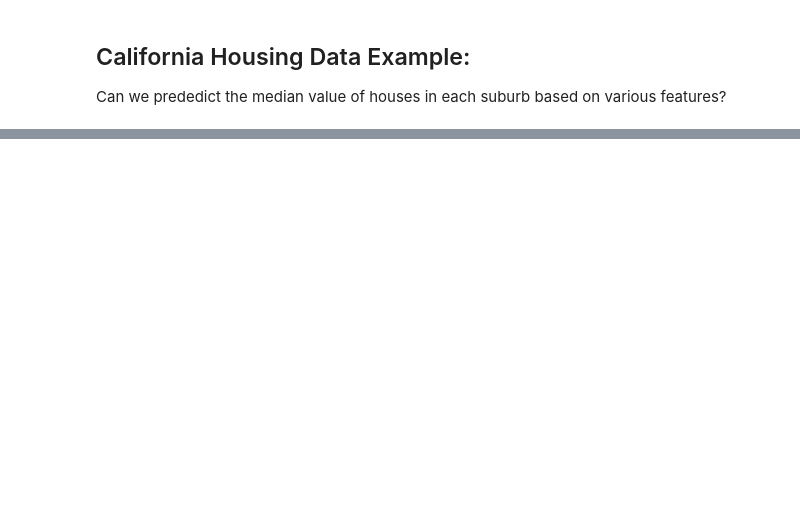
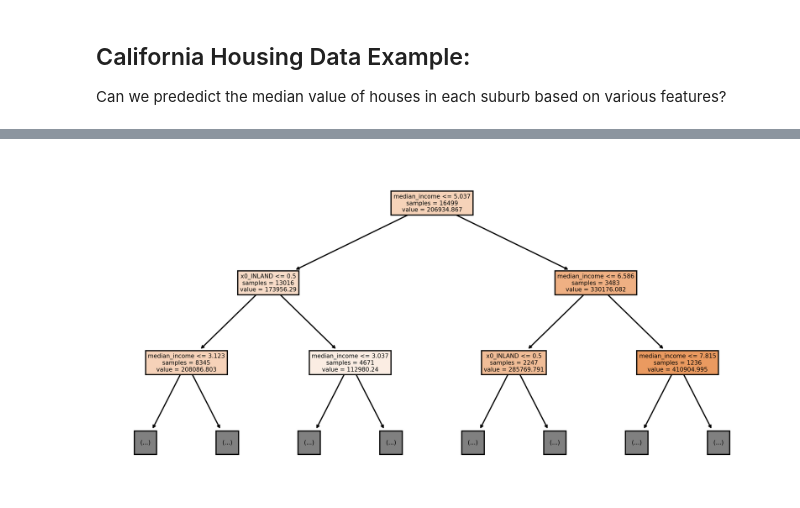
Before and after one commit to dylanvz95/cb_data_science_workshops, a Jupyter notebook: Workshop1_Calfornia_Housing.ipynb, the cells around one changed output, grey strips where cells are left out. Drawn from its saved outputs; the diff is of its cells as text; code cells hidden in the pictures; blank space fills up the shorter version.

```diff
--- a/Workshop1_Calfornia_Housing.ipynb
+++ b/Workshop1_Calfornia_Housing.ipynb
@@ -309,0 +141,7 @@ sns.lmplot(x="median_income", y="latitude", data=housing, order=1)
+# %%
+# In order to find the optimal minimum leaf samples, cross validation is applied
+validation_scores = []
+for i in range(1,30):
+    regressor2 = DecisionTreeRegressor(random_state=1, min_samples_leaf=i)
+    score = cross_val_score(estimator=regressor2, X=x_train, y=y_train, cv=5)
+    validation_scores.append(score.mean())
@@ -309,0 +164,9 @@ sns.lmplot(x="median_income", y="latitude", data=housing, order=1)
+# %%
+plt.figure(figsize=[10,5], dpi=300)
+plot_tree(classifier4, max_depth=2,
+          feature_names=x_train.columns,
+          impurity=False,
+          filled=True)
+plt.show()
+# %% [output]
+[figure, added]
```
Also changed, not shown: parts of 69 cells of this notebook.
